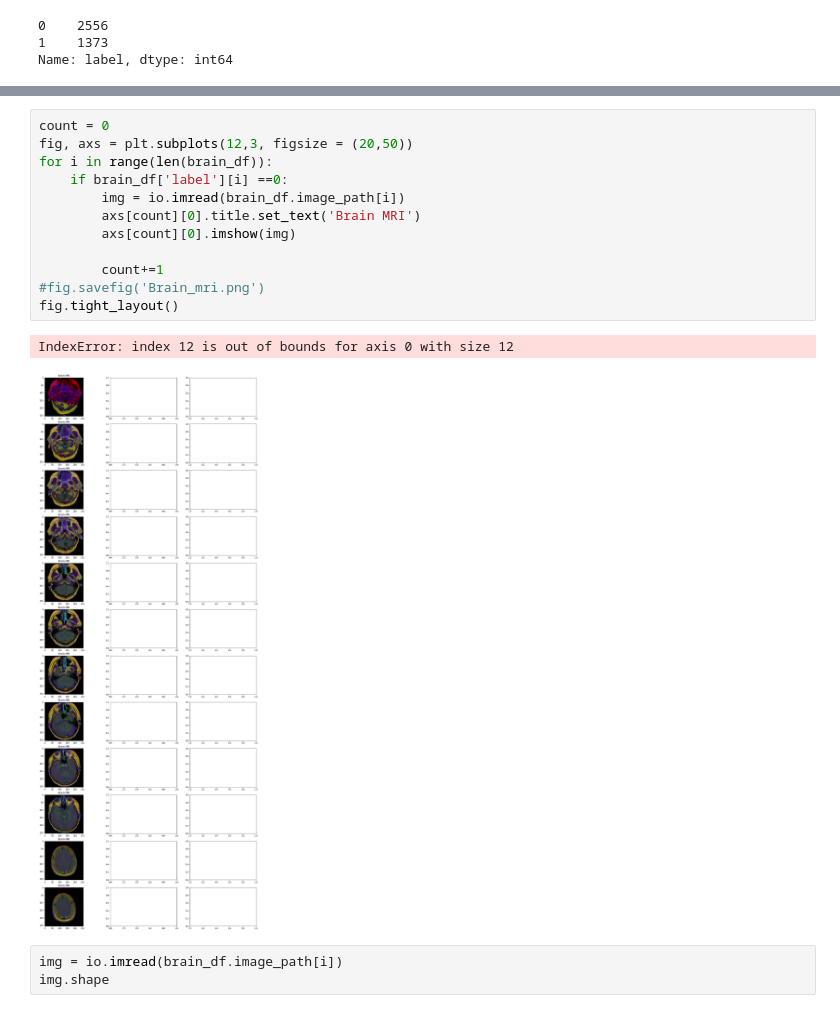
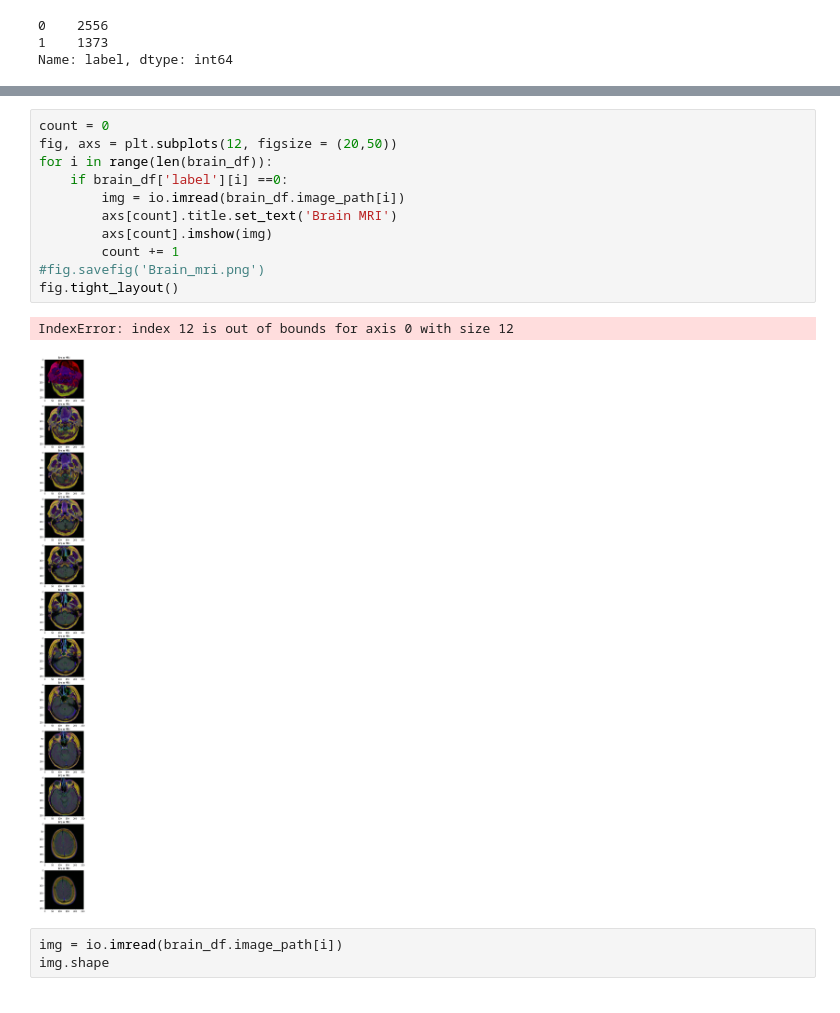
Before and after one commit to lraganit-star/CapstoneTwo, a Jupyter notebook: brain_tumor.ipynb, the cells around one changed output, grey strips where cells are left out. Saved outputs shown, nothing was run; the diff lists cells and outputs as text.

```diff
--- a/brain_tumor.ipynb
+++ b/brain_tumor.ipynb
@@ -128,18 +148,17 @@ IndexError: index 6 is out of bounds for axis 0 with size 6
 # %%
 count = 0
-fig, axs = plt.subplots(12,3, figsize = (20,50))
+fig, axs = plt.subplots(12, figsize = (20,50))
 for i in range(len(brain_df)):
     if brain_df['label'][i] ==0:
         img = io.imread(brain_df.image_path[i])
-        axs[count][0].title.set_text('Brain MRI')
-        axs[count][0].imshow(img)
-
-        count+=1
+        axs[count].title.set_text('Brain MRI')
+        axs[count].imshow(img)
+        count += 1
 #fig.savefig('Brain_mri.png')
 fig.tight_layout()
 # %% [output]
 IndexError: index 12 is out of bounds for axis 0 with size 12
-[figure, old version]
+[figure, new version]
 # %%
 img = io.imread(brain_df.image_path[i])
 img.shape
```
Also changed, not shown: parts of 10 cells of this notebook, 4 other files.
